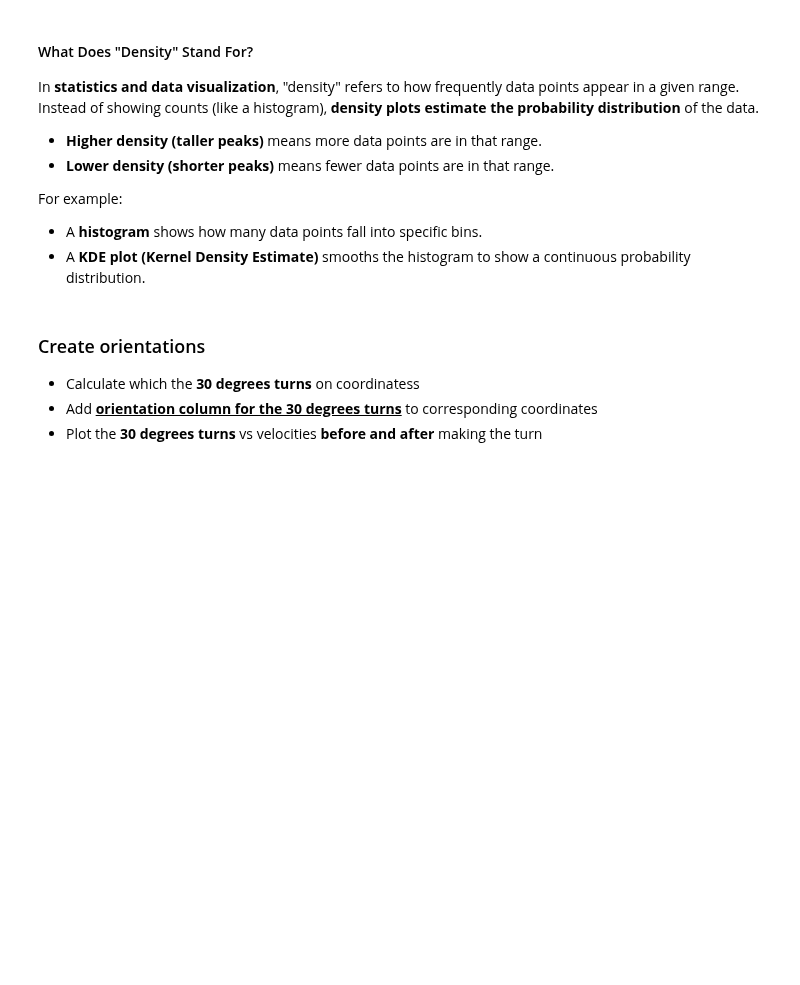
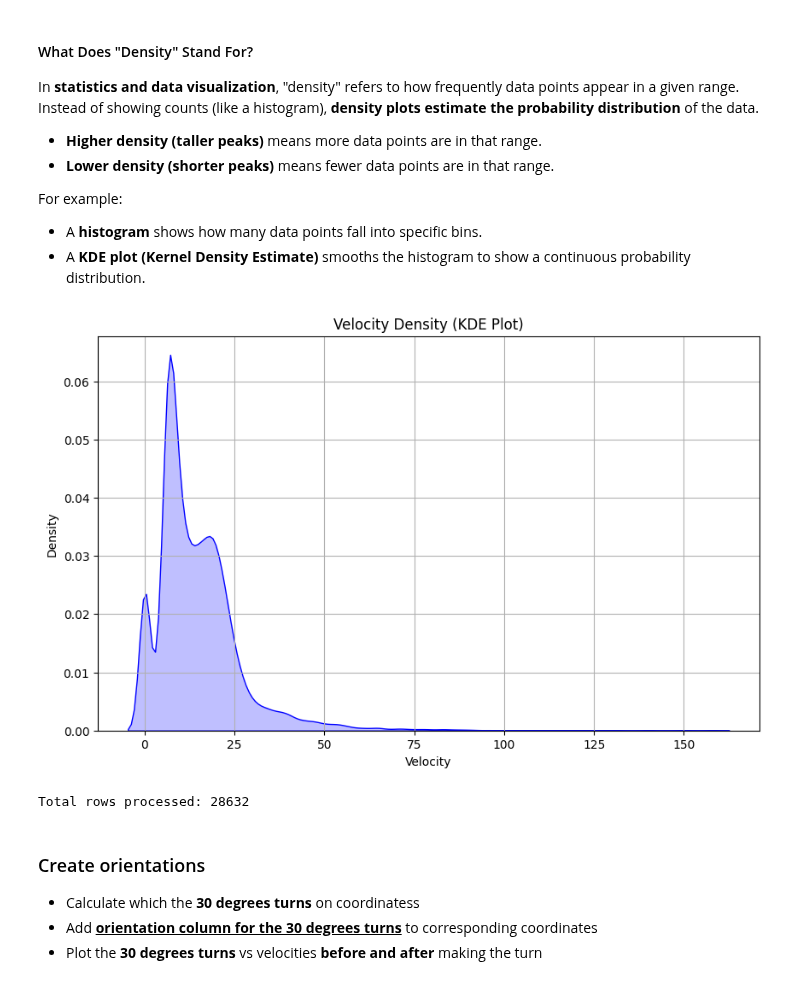
Before and after one commit to GeorgeStyl/Ptyxiaki-Repository, a Jupyter notebook: Python_Scripts/Data_Analysis/all_data_analysis.ipynb, the cells around one changed output. Drawn from its saved outputs; the diff is of its cells as text; code cells hidden in the pictures; blank space fills up the shorter version.

```diff
--- a/Python_Scripts/Data_Analysis/all_data_analysis.ipynb
+++ b/Python_Scripts/Data_Analysis/all_data_analysis.ipynb
@@ -664,33 +892,47 @@ For example:
 - A **histogram** shows how many data points fall into specific bins.
 - A **KDE plot (Kernel Density Estimate)** smooths the histogram to show a continuous probability distribution.
 # %%
+"""
+Generate and save a Kernel Density Estimate (KDE) plot for vehicle velocities.
+
+- Flattens the 'velocity' column from the DataFrame into a list.
+- Uses Seaborn to create a KDE plot that visualizes the distribution of velocity values.
+- Adds labels, title, and grid for clarity.
+- Saves the plot as 'velocity_density_kde_plot.png' in the specified plot folder.
+- Displays the total number of rows (data points) processed for context.
+"""
+
+
 # Flatten the velocity data
 all_velocities = merged_dfs['velocity'].tolist()
 
 
 total_lines = len(merged_dfs)
 
 # Create the plot
 plt.figure(figsize=(10, 6))
 plt.title(f'Velocity Density (KDE Plot)')
 plt.xlabel('Velocity')
 
 # Plot the KDE (Kernel Density Estimate)
 sns.kdeplot(all_velocities, fill=True, color='b')
 
 plt.grid(True)
 
 # Define the path to save the plot
 plot_save_path = os.path.join(PLOT_FOLDER_PATH, "velocity_density_kde_plot.png")
 
 # Save the plot
 plt.savefig(plot_save_path)
 
 # Show the plot
 plt.show()
 
 # Print the number of rows processed
 print(f"Total rows processed: {total_lines}")
+# %% [output]
+[figure, added]
+Total rows processed: 28632
 # %% [markdown]
 ### Create orientations
 - Calculate which the **30 degrees turns** on coordinatess
```
Also changed, not shown: parts of 22 cells of this notebook.
